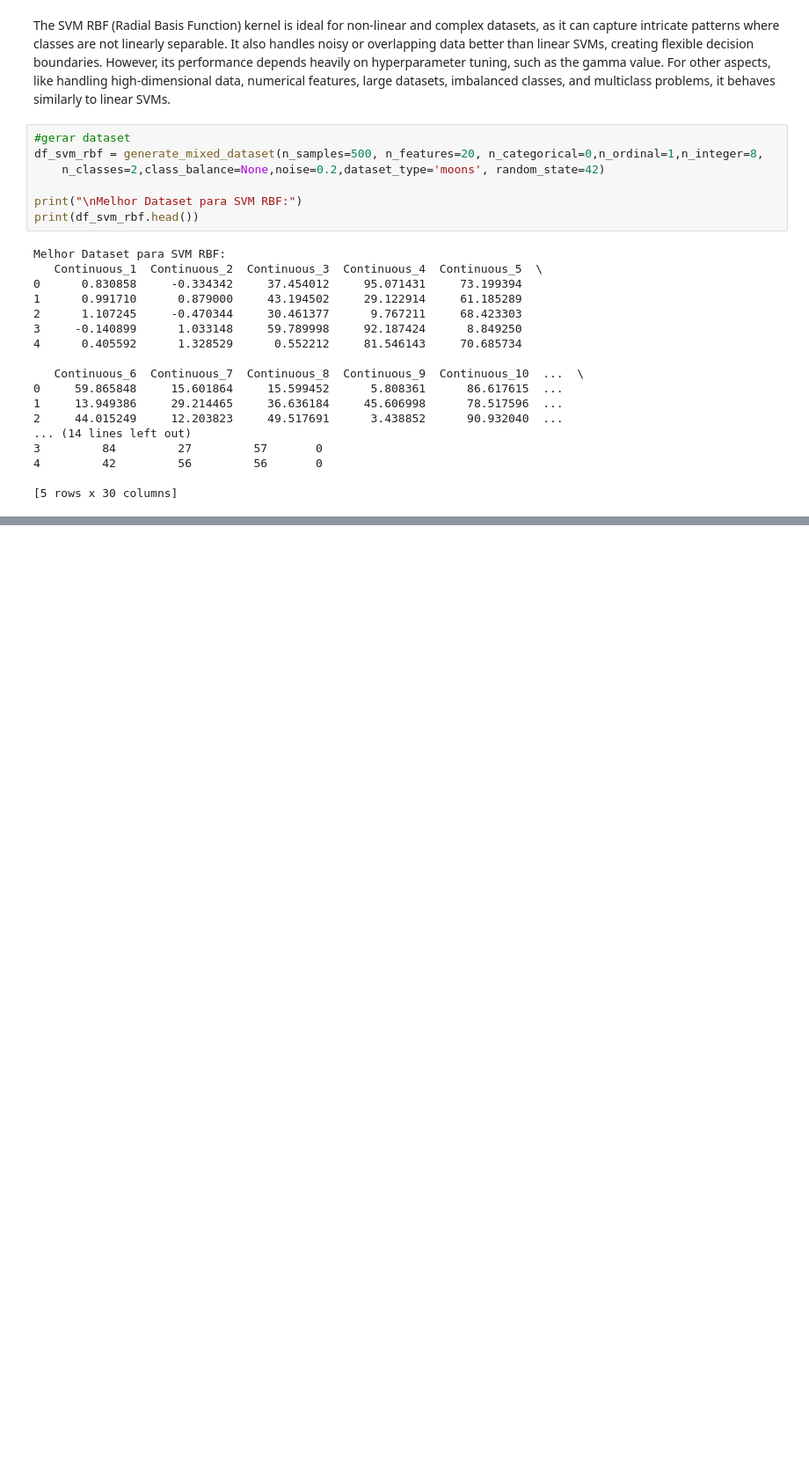
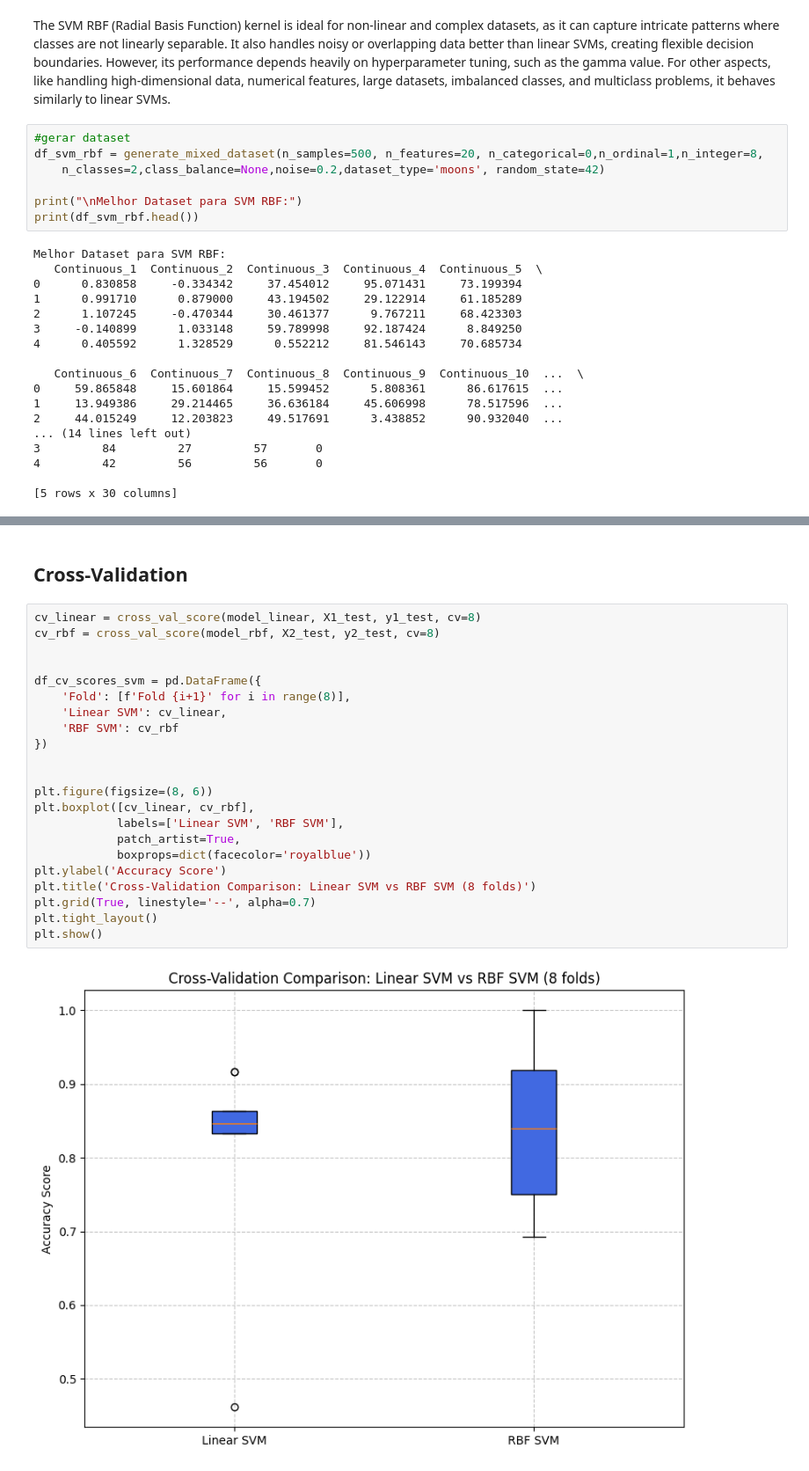
Before and after one commit to RodriCouto/ML_na_previsao_do_tempo_de_internato, a Jupyter notebook: SVM_auxiliar.ipynb, the cells around one changed output, grey strips where cells are left out. Shown at 88% size. Saved outputs shown, nothing was run; the diff lists cells and outputs as text; blank space fills up the shorter version.

```diff
--- a/SVM_auxiliar.ipynb
+++ b/SVM_auxiliar.ipynb
@@ -250,0 +320,26 @@ Fold 5: 0.88
+# %% [markdown]
+## Cross-Validation
+# %%
+cv_linear = cross_val_score(model_linear, X1_test, y1_test, cv=8)
+cv_rbf = cross_val_score(model_rbf, X2_test, y2_test, cv=8)
+
+
+df_cv_scores_svm = pd.DataFrame({
+    'Fold': [f'Fold {i+1}' for i in range(8)],
+    'Linear SVM': cv_linear,
+    'RBF SVM': cv_rbf
+})
+
+
+plt.figure(figsize=(8, 6))
+plt.boxplot([cv_linear, cv_rbf],
+            labels=['Linear SVM', 'RBF SVM'],
+            patch_artist=True,
+            boxprops=dict(facecolor='royalblue'))
+plt.ylabel('Accuracy Score')
+plt.title('Cross-Validation Comparison: Linear SVM vs RBF SVM (8 folds)')
+plt.grid(True, linestyle='--', alpha=0.7)
+plt.tight_layout()
+plt.show()
+# %% [output]
+[figure, added]
```
Also changed, not shown: parts of 7 cells of this notebook.
